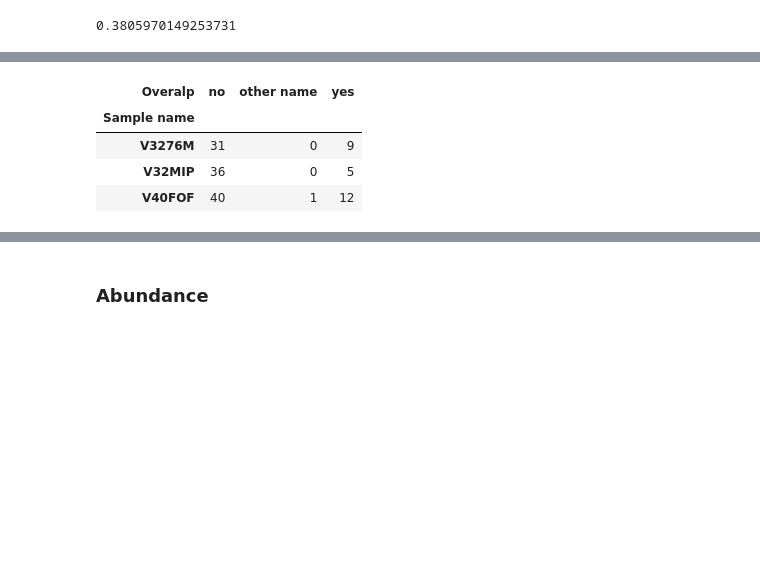
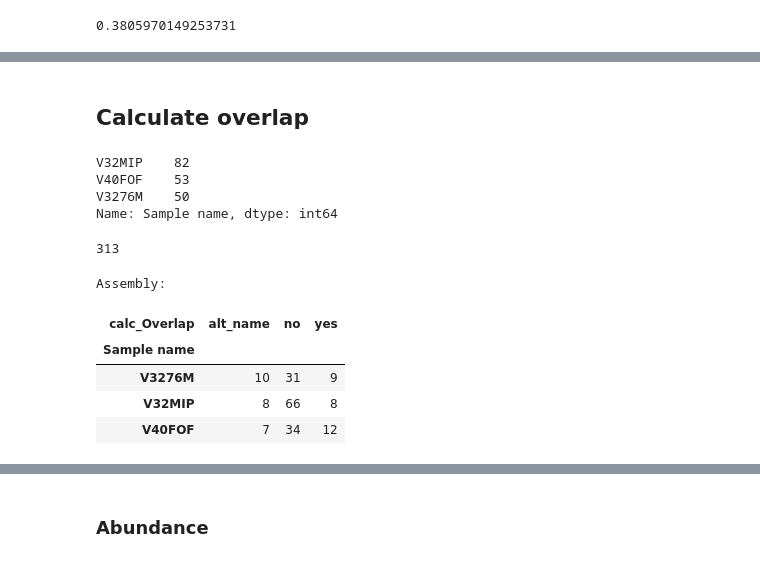
Before and after one commit to Chartiza/2022_Microbiome_Assembly_vs_Profiling, a Jupyter notebook: MB_samples/MB_samples_basic_stats.ipynb, the cells around one changed output, grey strips where cells are left out. Drawn from its saved outputs; the diff is of its cells as text; code cells hidden in the pictures; blank space fills up the shorter version.

```diff
--- a/MB_samples/MB_samples_basic_stats.ipynb
+++ b/MB_samples/MB_samples_basic_stats.ipynb
@@ -84,0 +104,6 @@ Name: Bin quality, dtype: int64
+# %%
+# mapped alterntive name to assembly results
+dfA = dfA.merge(alt1, how='left', left_on='Defined bins species', right_on='GTDB_alternative')
+# drop column GTDB_alternative from dfA
+dfA.drop(columns=['GTDB_alternative'], inplace=True)
+dfA.head(2)
@@ -84,0 +114,6 @@ Name: Bin quality, dtype: int64
+# %%
+# mapped alterntive name to profiling results
+dfP = dfP.merge(alt1, how='left', left_on='Defined species', right_on='motus_alternative')
+# drop column GTDB_alternative from dfA
+dfP.drop(columns=['motus_alternative'], inplace=True)
+dfP.head(2)
@@ -84,0 +124,39 @@ Name: Bin quality, dtype: int64
+# %% [markdown]
+## Calculate overlap
+# %%
+# Assuming you have dfA and dfP dataframes defined before this code
+smpls = ['V40FOF', 'V3276M', 'V32MIP']
+
+# Initialize a list to store dataframes
+dfs_to_concat = []
+
+for smpl in smpls:
+    # Find overlap for assembly
+    dfA_s = dfA[dfA['Sample name'] == smpl].copy()  # Make a copy to avoid SettingWithCopyWarning
+    dfP_s = dfP[dfP['Sample name'] == smpl]
+
+    # Check overlap using boolean masks and assign values
+    dfA_s['Overalp1'] = np.where(dfA_s['Defined bins species'].isin(dfP_s['Defined species']), 'yes', '')
+    dfA_s['Overalp2'] = np.where(dfA_s['motus_alternative'].isin(dfP_s['Defined species']), 'alt_name', '')
+
+    # Combine values from Overalp1 and Overalp2 into a single column
+    dfA_s['calc_Overlap'] = dfA_s.apply(lambda row: ', '.join(filter(None, [row['Overalp1'], row['Overalp2']])), axis=1)
+
+    # Append the modified dataframe to the list
+    dfs_to_concat.append(dfA_s)
+
+# Concatenate all dataframes in the list
+dfA_new = pd.concat(dfs_to_concat, ignore_index=True)
+dfA_new.drop(['Overalp', 'Overalp1', 'Overalp2'], axis=1, inplace=True)
+dfA_new['calc_Overlap'] = dfA_new['calc_Overlap'].replace('', 'no')
+
+
+# Save the concatenated dataframe to an Excel file
+dfA_new.to_excel('results/assembly_m.xlsx', index=False)
+# %%
+dfA['Sample name'].value_counts()
+# %% [output]
+V32MIP    82
+V40FOF    53
+V3276M    50
+Name: Sample name, dtype: int64
@@ -85,9 +195,15 @@ Name: Bin quality, dtype: int64
+# %%
+print(len(dfP_new))
+# %% [output]
+313
 # %%
 # aggregate the values by samples
-dfA.groupby('Sample name')['Overalp'].value_counts().unstack(fill_value=0)
+print('Assembly:')
+dfA_new.groupby('Sample name')['calc_Overlap'].value_counts().unstack(fill_value=0)
 # %% [output]
+Assembly:
-| Overalp | no | other name | yes |
+| calc_Overlap | alt_name | no | yes |
 | Sample name |  |  |  |
-| V3276M | 31 | 0 | 9 |
-| V32MIP | 36 | 0 | 5 |
-| V40FOF | 40 | 1 | 12 |
+| V3276M | 10 | 31 | 9 |
+| V32MIP | 8 | 66 | 8 |
+| V40FOF | 7 | 34 | 12 |
```
Also changed, not shown: parts of 16 cells of this notebook, 8 other files.
